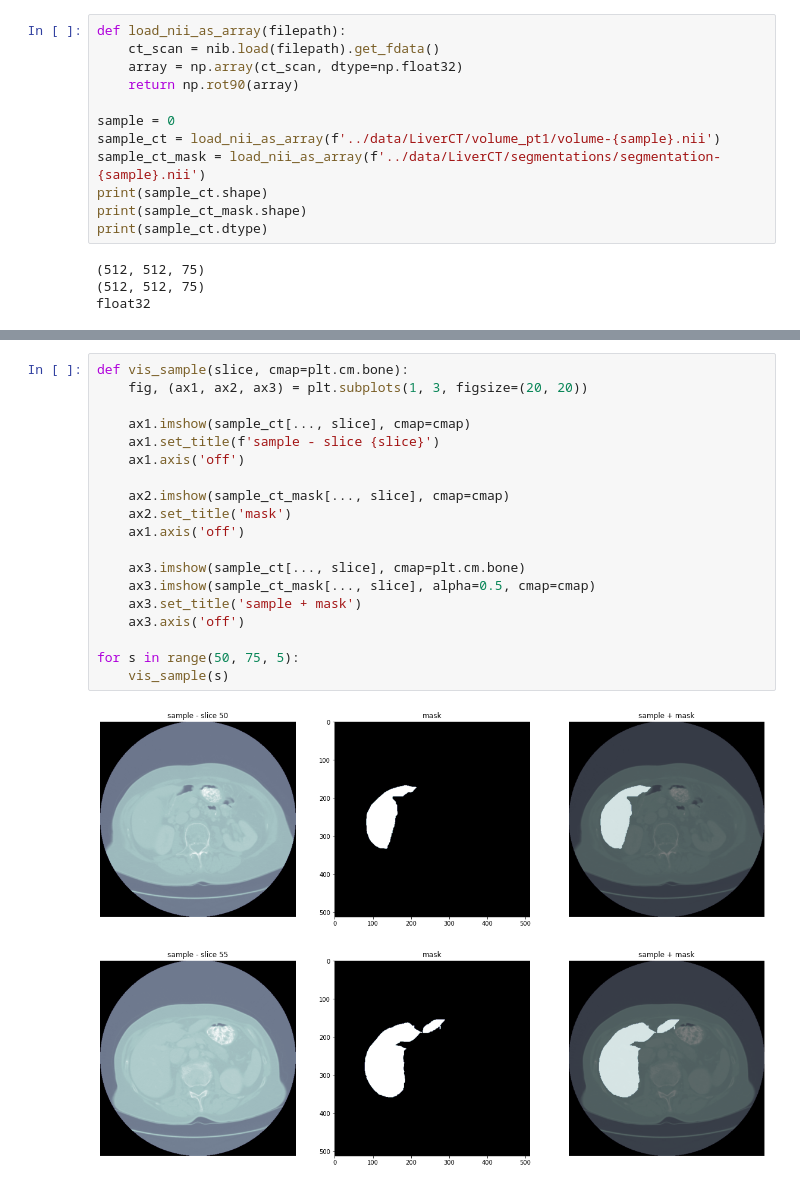
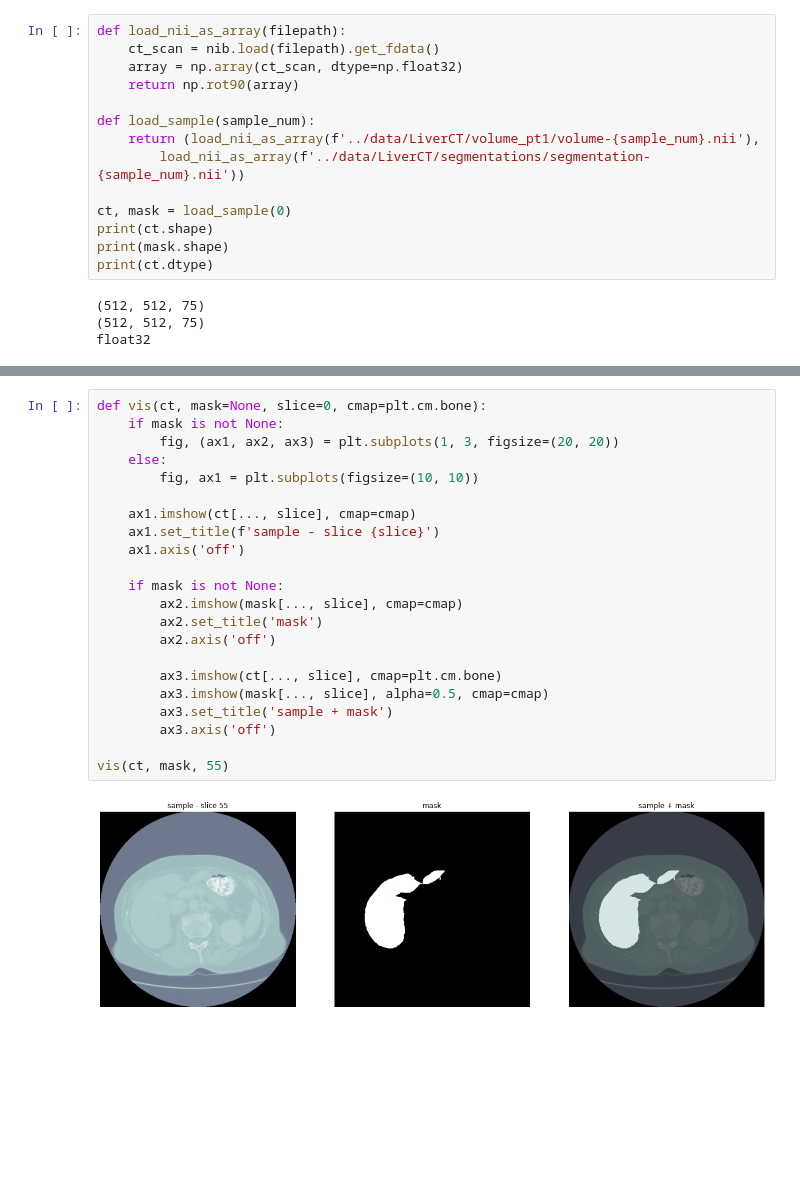
Before and after one commit to markos-gkozntaris/Does-UNet3-Generalize, a Jupyter notebook: notebooks/exploration.ipynb, the cells around one changed output, grey strips where cells are left out. Cells and saved outputs as stored; diff of their text form; blank space fills up the shorter version.

```diff
--- a/notebooks/exploration.ipynb
+++ b/notebooks/exploration.ipynb
@@ -34,12 +16,14 @@ def load_nii_as_array(filepath):
     array = np.array(ct_scan, dtype=np.float32)
     return np.rot90(array)
 
-sample = 0
-sample_ct = load_nii_as_array(f'../data/LiverCT/volume_pt1/volume-{sample}.nii')
-sample_ct_mask = load_nii_as_array(f'../data/LiverCT/segmentations/segmentation-{sample}.nii')
-print(sample_ct.shape)
-print(sample_ct_mask.shape)
-print(sample_ct.dtype)
+def load_sample(sample_num):
+    return (load_nii_as_array(f'../data/LiverCT/volume_pt1/volume-{sample_num}.nii'),
+        load_nii_as_array(f'../data/LiverCT/segmentations/segmentation-{sample_num}.nii'))
+
+ct, mask = load_sample(0)
+print(ct.shape)
+print(mask.shape)
+print(ct.dtype)
 # %% [output]
 (512, 512, 75)
 (512, 512, 75)
@@ -49,24 +33,26 @@ sample_ct.min(), sample_ct.max(), sample_ct_mask.min(), sample_ct_mask.max()
 # %% [output]
 (-3024.0, 1410.0, 0.0, 2.0)
 # %%
-def vis_sample(slice, cmap=plt.cm.bone):
-    fig, (ax1, ax2, ax3) = plt.subplots(1, 3, figsize=(20, 20))
+def vis(ct, mask=None, slice=0, cmap=plt.cm.bone):
+    if mask is not None:
+        fig, (ax1, ax2, ax3) = plt.subplots(1, 3, figsize=(20, 20))
+    else:
+        fig, ax1 = plt.subplots(figsize=(10, 10))
 
-    ax1.imshow(sample_ct[..., slice], cmap=cmap)
+    ax1.imshow(ct[..., slice], cmap=cmap)
     ax1.set_title(f'sample - slice {slice}')
     ax1.axis('off')
 
-    ax2.imshow(sample_ct_mask[..., slice], cmap=cmap)
-    ax2.set_title('mask')
-    ax1.axis('off')
+    if mask is not None:
+        ax2.imshow(mask[..., slice], cmap=cmap)
+        ax2.set_title('mask')
+        ax2.axis('off')
 
-    ax3.imshow(sample_ct[..., slice], cmap=plt.cm.bone)
-    ax3.imshow(sample_ct_mask[..., slice], alpha=0.5, cmap=cmap)
-    ax3.set_title('sample + mask')
-    ax3.axis('off')
+        ax3.imshow(ct[..., slice], cmap=plt.cm.bone)
+        ax3.imshow(mask[..., slice], alpha=0.5, cmap=cmap)
+        ax3.set_title('sample + mask')
+        ax3.axis('off')
 
-for s in range(50, 75, 5):
-    vis_sample(s)
+vis(ct, mask, 55)
 # %% [output]
-[figure, old version]
+[figure, new version]
-[figure, removed]
```
Also changed, not shown: parts of 8 cells of this notebook.
